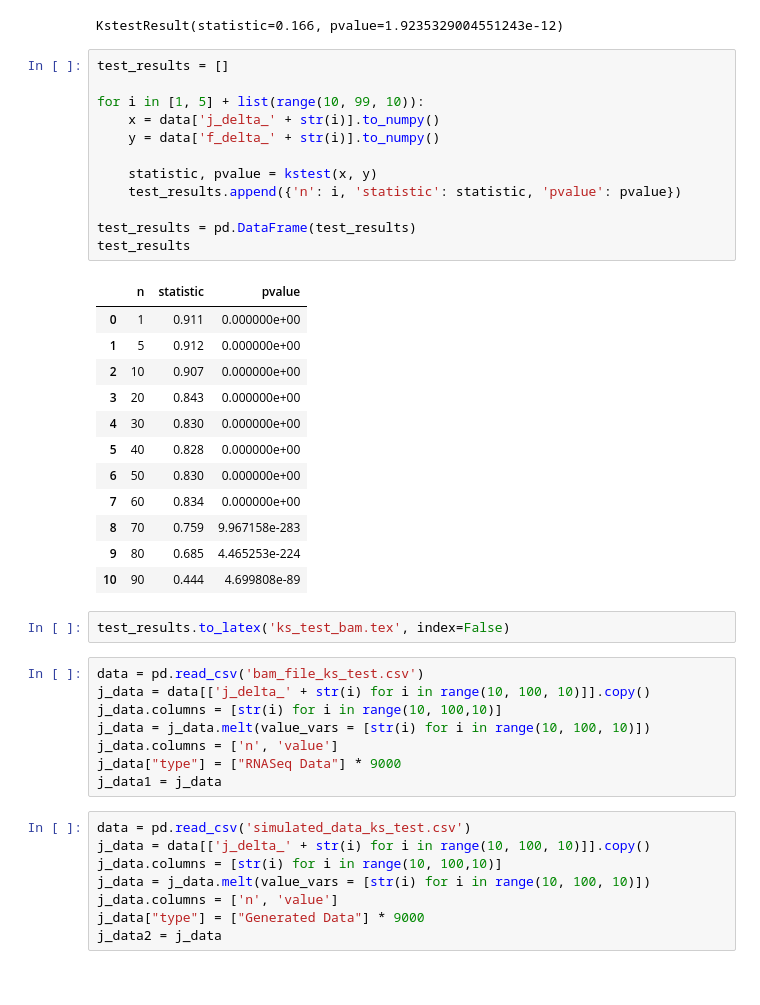
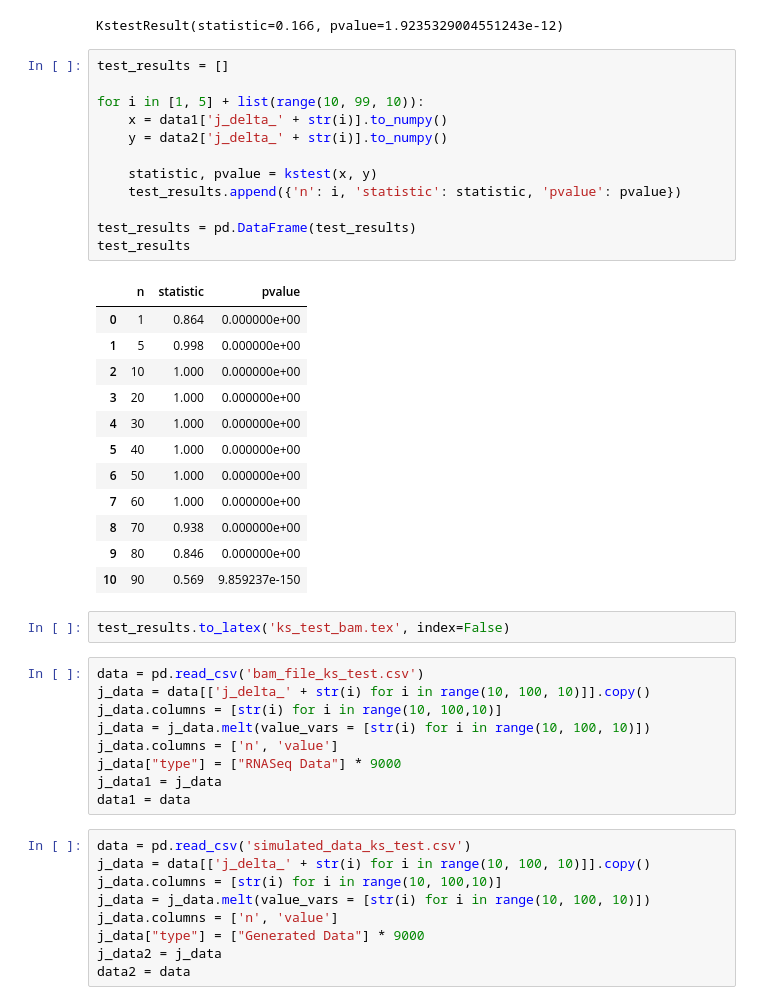
Before and after one commit to shobe98/thesis, a Jupyter notebook: code/kstest.ipynb, the cells around one changed output. Saved outputs shown, nothing was run; the diff lists cells and outputs as text.

Commit message:
added kstest for generated data vs rna data

```diff
--- a/code/kstest.ipynb
+++ b/code/kstest.ipynb
@@ -134,28 +136,28 @@ KstestResult(statistic=0.166, pvalue=1.9235329004551243e-12)
 # %%
 test_results = []
 
 for i in [1, 5] + list(range(10, 99, 10)):
-    x = data['j_delta_' + str(i)].to_numpy()
-    y = data['f_delta_' + str(i)].to_numpy()
+    x = data1['j_delta_' + str(i)].to_numpy()
+    y = data2['j_delta_' + str(i)].to_numpy()
 
     statistic, pvalue = kstest(x, y)
     test_results.append({'n': i, 'statistic': statistic, 'pvalue': pvalue})
 
 test_results = pd.DataFrame(test_results)
 test_results
 # %% [output]
 |  | n | statistic | pvalue |
-| 0 | 1 | 0.911 | 0.000000e+00 |
-| 1 | 5 | 0.912 | 0.000000e+00 |
-| 2 | 10 | 0.907 | 0.000000e+00 |
-| 3 | 20 | 0.843 | 0.000000e+00 |
-| 4 | 30 | 0.830 | 0.000000e+00 |
-| 5 | 40 | 0.828 | 0.000000e+00 |
-| 6 | 50 | 0.830 | 0.000000e+00 |
-| 7 | 60 | 0.834 | 0.000000e+00 |
-| 8 | 70 | 0.759 | 9.967158e-283 |
-| 9 | 80 | 0.685 | 4.465253e-224 |
-| 10 | 90 | 0.444 | 4.699808e-89 |
+| 0 | 1 | 0.864 | 0.000000e+00 |
+| 1 | 5 | 0.998 | 0.000000e+00 |
+| 2 | 10 | 1.000 | 0.000000e+00 |
+| 3 | 20 | 1.000 | 0.000000e+00 |
+| 4 | 30 | 1.000 | 0.000000e+00 |
+| 5 | 40 | 1.000 | 0.000000e+00 |
+| 6 | 50 | 1.000 | 0.000000e+00 |
+| 7 | 60 | 1.000 | 0.000000e+00 |
+| 8 | 70 | 0.938 | 0.000000e+00 |
+| 9 | 80 | 0.846 | 0.000000e+00 |
+| 10 | 90 | 0.569 | 9.859237e-150 |
 # %%
 test_results.to_latex('ks_test_bam.tex', index=False)
 # %%
@@ -166,6 +168,7 @@ j_data = j_data.melt(value_vars = [str(i) for i in range(10, 100, 10)])
 j_data.columns = ['n', 'value']
 j_data["type"] = ["RNASeq Data"] * 9000
 j_data1 = j_data
+data1 = data
 # %%
 data = pd.read_csv('simulated_data_ks_test.csv')
 j_data = data[['j_delta_' + str(i) for i in range(10, 100, 10)]].copy()
@@ -174,3 +177,4 @@ j_data = j_data.melt(value_vars = [str(i) for i in range(10, 100, 10)])
 j_data.columns = ['n', 'value']
 j_data["type"] = ["Generated Data"] * 9000
 j_data2 = j_data
+data2 = data
```
Also changed, not shown: parts of 4 cells of this notebook.
